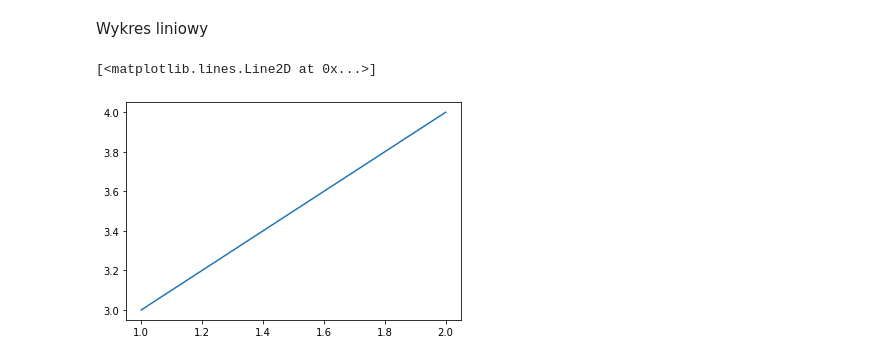
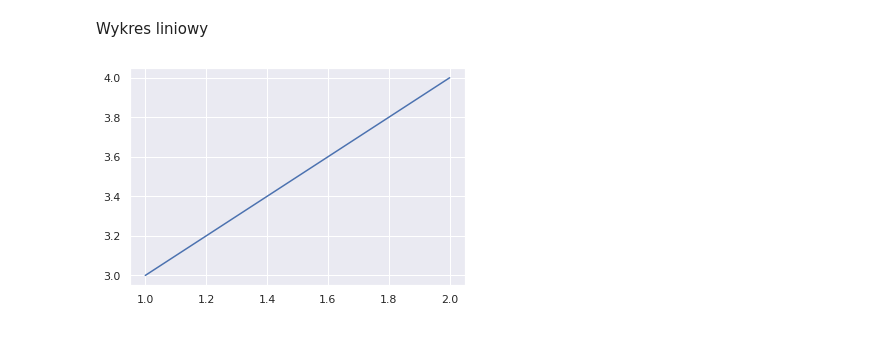
Before and after one commit to mietekdom/Data-Science, a Jupyter notebook: 01_knowledge/10_Wizualizacja_danych.ipynb, the cells around one changed output. Drawn from its saved outputs; the diff is of its cells as text; code cells hidden in the pictures.

```diff
--- a/01_knowledge/10_Wizualizacja_danych.ipynb
+++ b/01_knowledge/10_Wizualizacja_danych.ipynb
@@ -4,10 +4,11 @@
 import pandas as pd
 import numpy as np
 import matplotlib.pyplot as plt
+import seaborn as sns
+sns.set()
 # %% [markdown]
 Wykres liniowy
 # %%
-plt.plot([1, 2], [3, 4])
+_ = plt.plot([1, 2], [3, 4])
 # %% [output]
-[<matplotlib.lines.Line2D at 0x...>]
-[figure, old version]
+[figure, new version]
```
Also changed, not shown: parts of 3 cells of this notebook.
